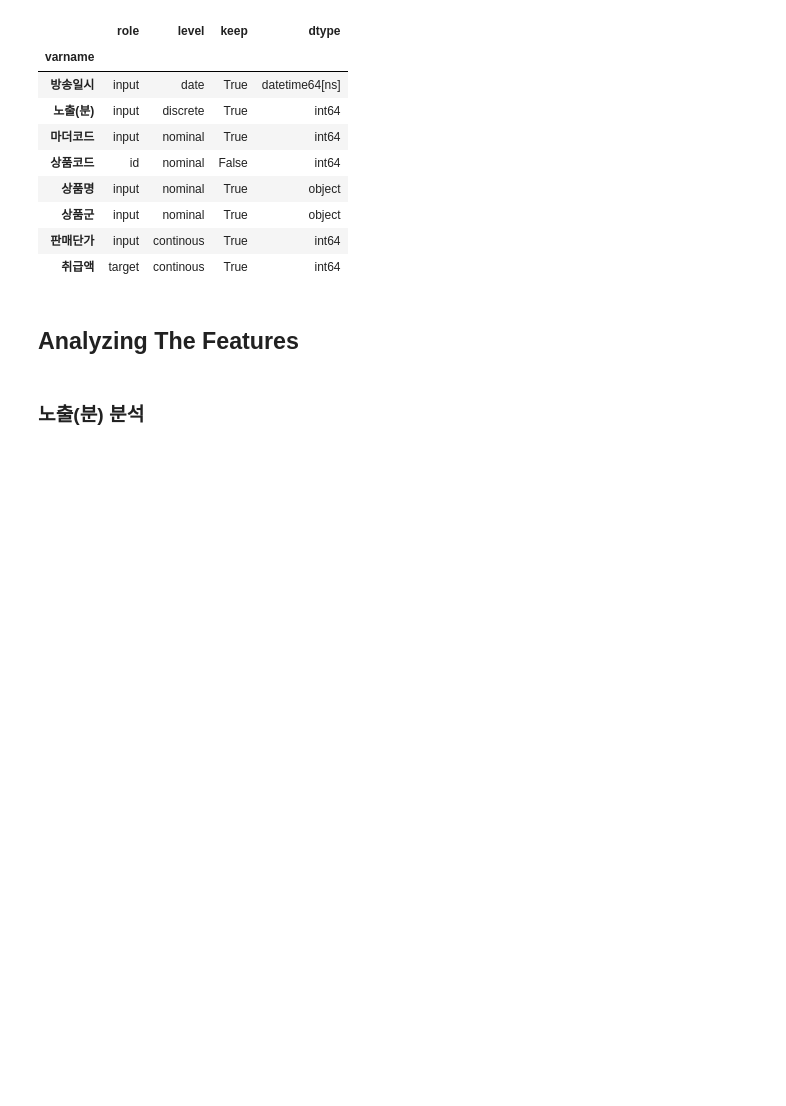
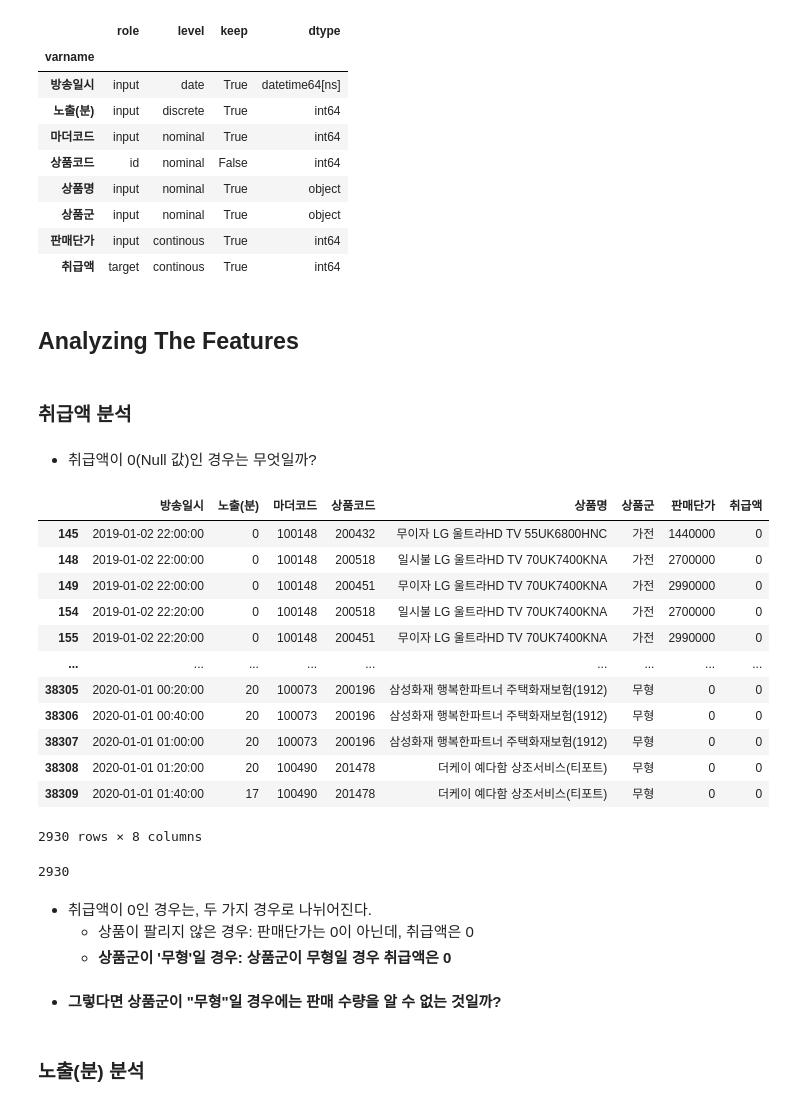
Before and after one commit to HongyeobKim/Project, a Jupyter notebook: NS-Shop/Data-Preparation-and-Exploration.ipynb, the cells around one changed output. Cells and saved outputs as stored; diff of their text form; code cells hidden in the pictures; blank space fills up the shorter version.

```diff
--- a/NS-Shop/Data-Preparation-and-Exploration.ipynb
+++ b/NS-Shop/Data-Preparation-and-Exploration.ipynb
@@ -215,6 +215,37 @@ meta
 | 취급액 | target | continous | True | int64 |
 # %% [markdown]
 ## Analyzing The Features
+# %% [markdown]
+### 취급액 분석
+# %% [markdown]
+- 취급액이 0(Null 값)인 경우는 무엇일까?
+# %%
+is_0 = sales_result_ds['취급액'] == 0
+sales_result_ds[is_0]
+# %% [output]
+|  | 방송일시 | 노출(분) | 마더코드 | 상품코드 | 상품명 | 상품군 | 판매단가 | 취급액 |
+| 145 | 2019-01-02 22:00:00 | 0 | 100148 | 200432 | 무이자 LG 울트라HD TV 55UK6800HNC | 가전 | 1440000 | 0 |
+| 148 | 2019-01-02 22:00:00 | 0 | 100148 | 200518 | 일시불 LG 울트라HD TV 70UK7400KNA | 가전 | 2700000 | 0 |
+| 149 | 2019-01-02 22:00:00 | 0 | 100148 | 200451 | 무이자 LG 울트라HD TV 70UK7400KNA | 가전 | 2990000 | 0 |
+| 154 | 2019-01-02 22:20:00 | 0 | 100148 | 200518 | 일시불 LG 울트라HD TV 70UK7400KNA | 가전 | 2700000 | 0 |
+| 155 | 2019-01-02 22:20:00 | 0 | 100148 | 200451 | 무이자 LG 울트라HD TV 70UK7400KNA | 가전 | 2990000 | 0 |
+| ... | ... | ... | ... | ... | ... | ... | ... | ... |
+| 38305 | 2020-01-01 00:20:00 | 20 | 100073 | 200196 | 삼성화재 행복한파트너 주택화재보험(1912) | 무형 | 0 | 0 |
+| 38306 | 2020-01-01 00:40:00 | 20 | 100073 | 200196 | 삼성화재 행복한파트너 주택화재보험(1912) | 무형 | 0 | 0 |
+| 38307 | 2020-01-01 01:00:00 | 20 | 100073 | 200196 | 삼성화재 행복한파트너 주택화재보험(1912) | 무형 | 0 | 0 |
+| 38308 | 2020-01-01 01:20:00 | 20 | 100490 | 201478 | 더케이 예다함 상조서비스(티포트) | 무형 | 0 | 0 |
+| 38309 | 2020-01-01 01:40:00 | 17 | 100490 | 201478 | 더케이 예다함 상조서비스(티포트) | 무형 | 0 | 0 |
+2930 rows × 8 columns
+# %%
+len(sales_result_ds[is_0 & (sales_result_ds['판매단가'] != 0)]) + len(sales_result_ds[sales_result_ds['상품군'] == '무형'])
+# %% [output]
+2930
+# %% [markdown]
+- 취급액이 0인 경우는, 두 가지 경우로 나뉘어진다.
+    - 상품이 팔리지 않은 경우: 판매단가는 0이 아닌데, 취급액은 0
+    - __상품군이 '무형'일 경우: 상품군이 무형일 경우 취급액은 0__
+# %% [markdown]
+- __그렇다면 상품군이 "무형"일 경우에는 판매 수량을 알 수 없는 것일까?__
 # %% [markdown]
 ### 노출(분) 분석
 # %%
```
Also changed, not shown: parts of 4 cells of this notebook.
